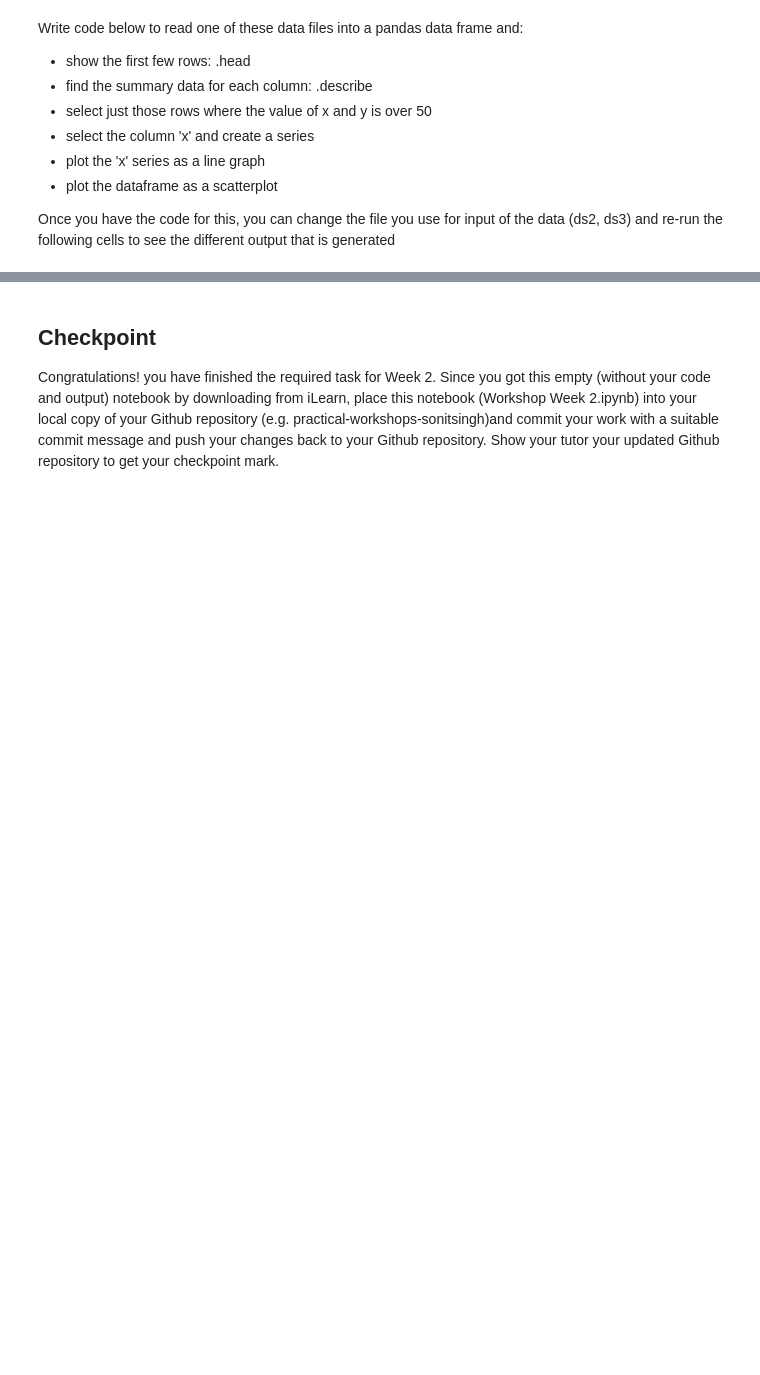
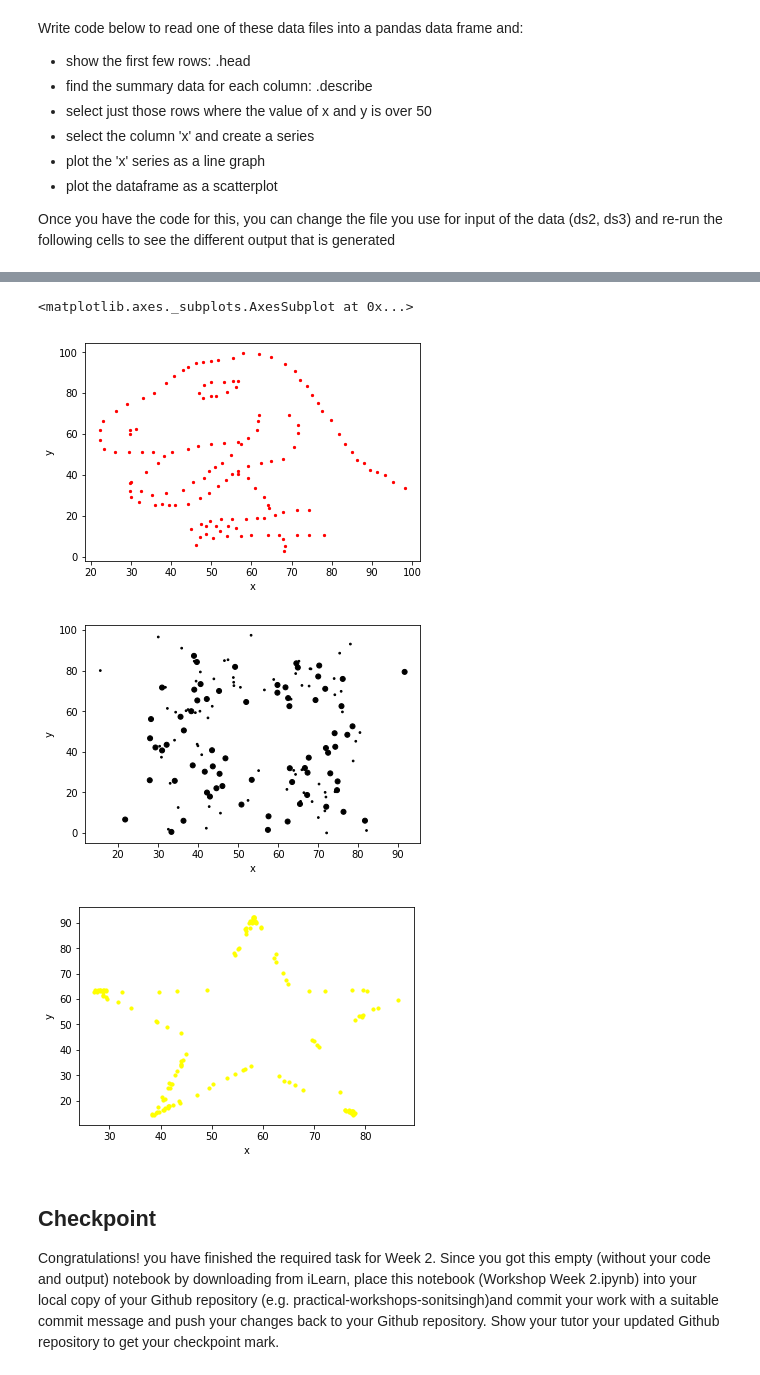
Before and after one commit to N-2-O/COMP2200-practical-workshops-N-2-O, a Jupyter notebook: Workshop Week 2.ipynb, the cells around one changed output, grey strips where cells are left out. Saved outputs shown, nothing was run; the diff lists cells and outputs as text; code cells hidden in the pictures; blank space fills up the shorter version.

```diff
--- a/Workshop Week 2.ipynb
+++ b/Workshop Week 2.ipynb
@@ -189,0 +182,9 @@ Once you have the code for this, you can change the file you use for input of th
+# %%
+# write your code here
+df1 = pd.read_csv(ds1)
+df2 = pd.read_csv(ds2)
+df3 = pd.read_csv(ds3)
+
+print("df1 shape:", df1.shape)
+print("df2 shape:", df2.shape)
+print("df3 shape:", df3.shape)
@@ -190,3 +218,12 @@ Once you have the code for this, you can change the file you use for input of th
+# %%
+df1.plot.scatter(x = "x",y = "y", s = 5, c = "red")
+df2.plot.scatter(x = "x",y = "y", s = [3,25], c = "black")
+df3.plot.scatter(x = "x",y = "y", s = 10, c = "yellow")
+# %% [output]
+<matplotlib.axes._subplots.AxesSubplot at 0x...>
+[figure, added]
+[figure, added]
+[figure, added]
 # %% [markdown]
 ## Checkpoint
 
```
Also changed, not shown: parts of 9 cells of this notebook.
